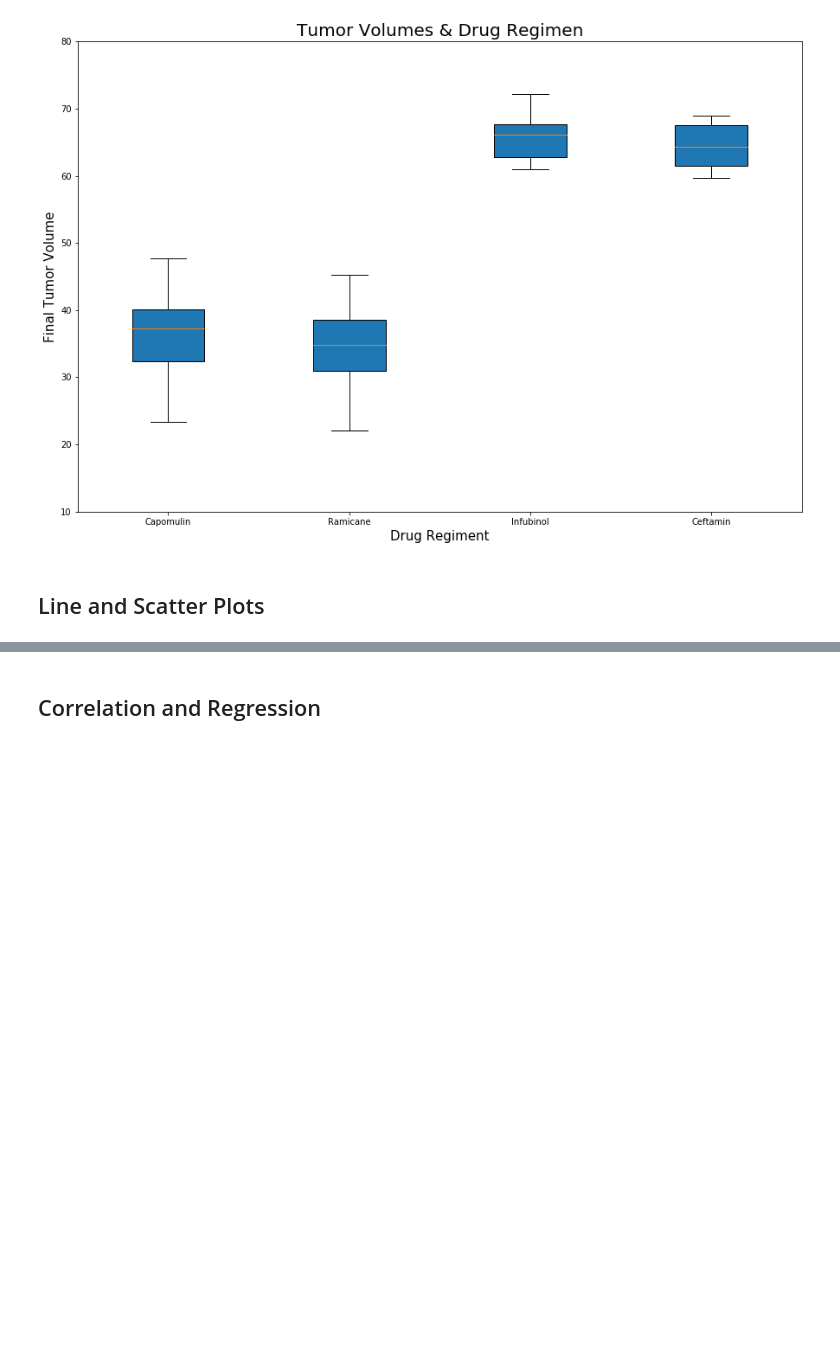
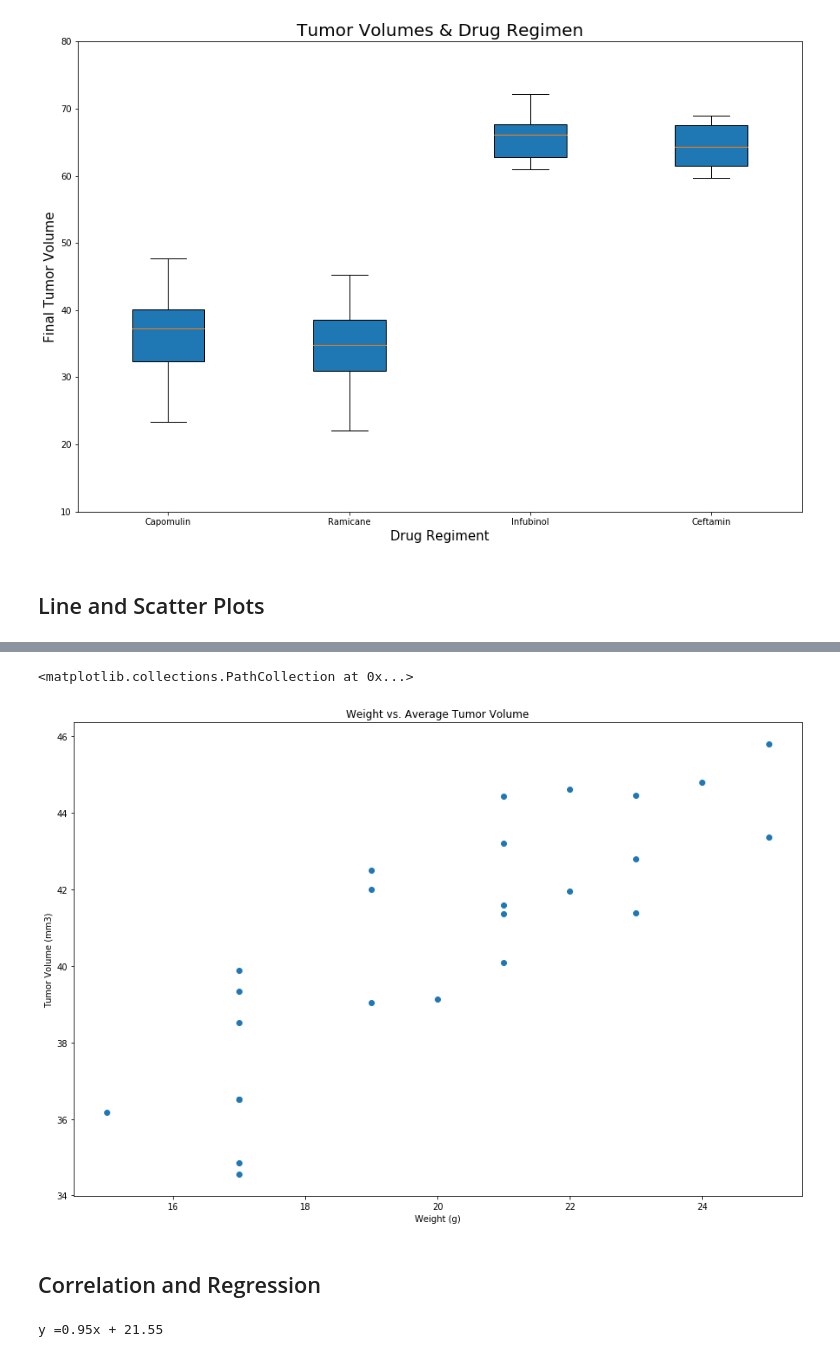
Before and after one commit to jamisonunruh24/matplot-challenge, a Jupyter notebook: Pymaceuticals/pymaceuticals_starter.ipynb, the cells around one changed output, grey strips where cells are left out. Drawn from its saved outputs; the diff is of its cells as text; code cells hidden in the pictures; blank space fills up the shorter version.

```diff
--- a/Pymaceuticals/pymaceuticals_starter.ipynb
+++ b/Pymaceuticals/pymaceuticals_starter.ipynb
@@ -318,5 +329,38 @@ plt.ylim(10,80)
+# %%
+# Generate a scatter plot of mouse weight versus average tumor volume for the Capomulin regimen
+timepoint = clean_mouse_df.loc[clean_mouse_df["Timepoint"] == 0]
+cap_timepoint = timepoint.loc[timepoint["Drug Regimen"] == "Capomulin"]
+mice = cap_df["Mouse ID"].unique()
+mouse_weight = cap_timepoint["Weight (g)"]
+avg_tumor = []
+
+for mouse in mice:
+    weight = []
+    weight.append(cap_df.loc[cap_df["Mouse ID"] == mouse , "Weight (g)"])
+    mouse_weight.append(weight[0])
+    tumor_df = cap_df.loc[cap_df["Mouse ID"] == mouse]
+    tumor = tumor_df["Tumor Volume (mm3)"]
+    avg_tumor.append(tumor.mean())
+
+fig1, ax1 = plt.subplots(figsize = (15,10))
+plt.title("Weight vs. Average Tumor Volume")
+plt.xlabel("Weight (g)")
+plt.ylabel("Tumor Volume (mm3)")
+
+plt.scatter(mouse_weight, avg_tumor)
+# %% [output]
+<matplotlib.collections.PathCollection at 0x...>
+[figure, added]
 # %% [markdown]
 ## Correlation and Regression
 # %%
 # Calculate the correlation coefficient and linear regression model
+correlation = round(st.pearsonr(mouse_weight,avg_tumor)[0],2)
+
 # for mouse weight and average tumor volume for the Capomulin regimen
+(slope, intercept, rvalue, pvalue, stderr) = st.linregress(mouse_weight, avg_tumor)
+regress_values = mouse_weight * slope + intercept
+line = "y =" + str(round(slope,2)) + "x + " + str(round(intercept,2))
+print(line)
+# %% [output]
+y =0.95x + 21.55
```
Also changed, not shown: parts of 10 cells of this notebook.
